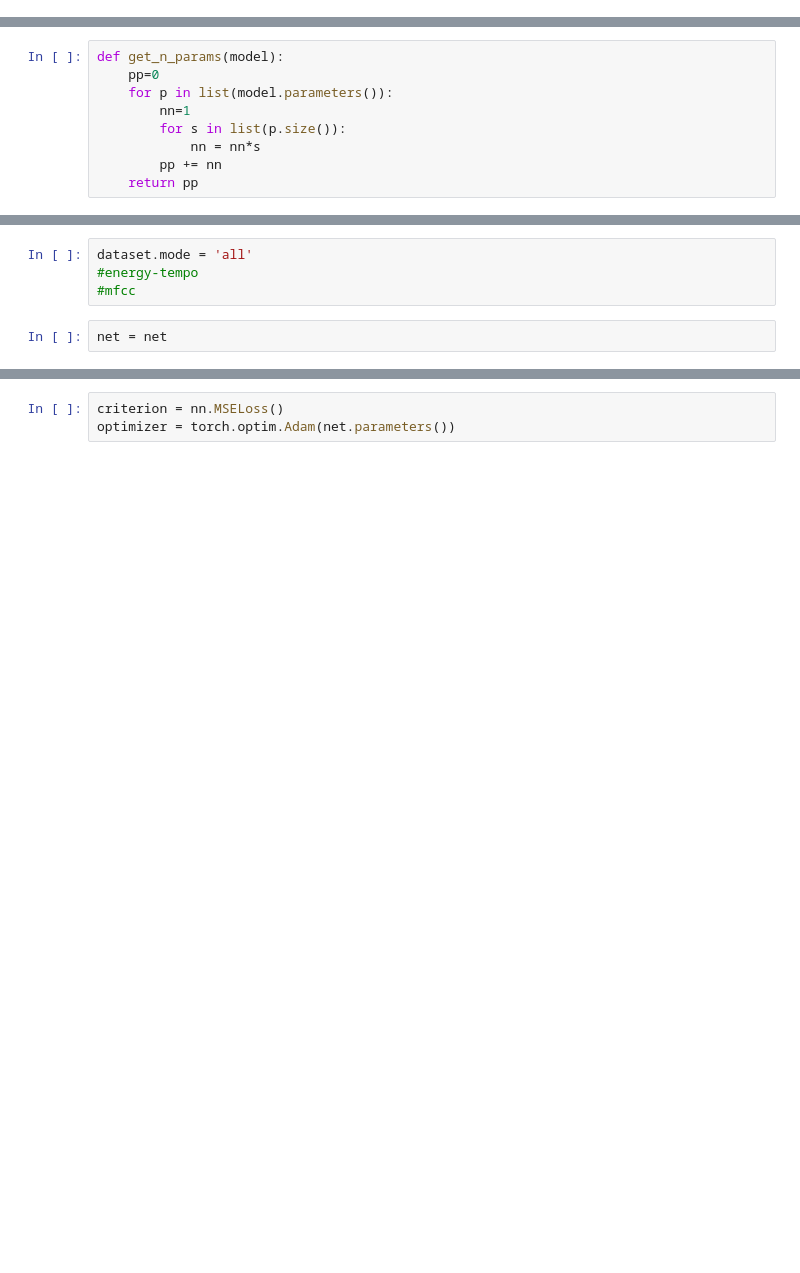
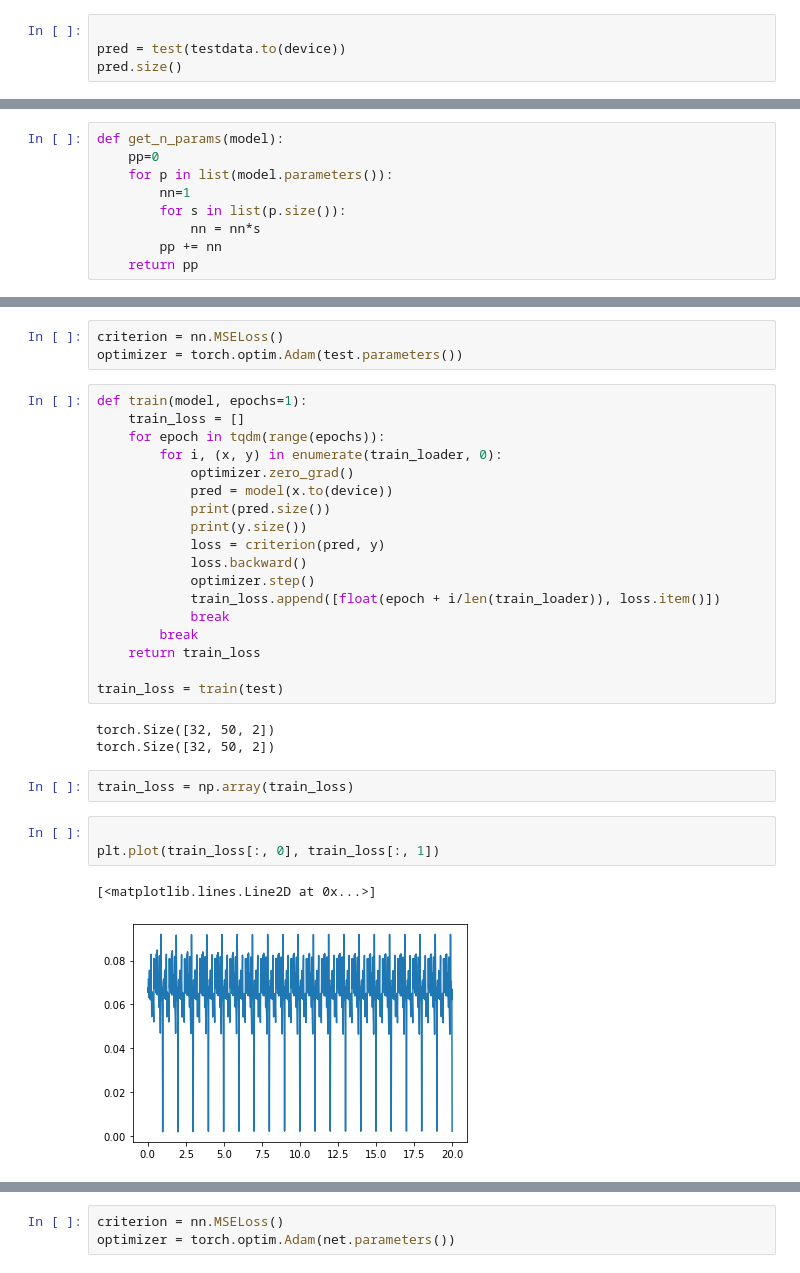
Before and after one commit to victor-42/music-emotion-detection, a Jupyter notebook: rnn.ipynb, the cells around one changed output, grey strips where cells are left out. Saved outputs shown, nothing was run; the diff lists cells and outputs as text; blank space fills up the shorter version.

```diff
--- a/rnn.ipynb
+++ b/rnn.ipynb
@@ -216,0 +233,4 @@ net = EnergyModel().to(device)
+# %%
+
+pred = test(testdata.to(device))
+pred.size()
@@ -230,6 +248,32 @@ get_n_params(net)
-# %%
-dataset.mode = 'all'
-#energy-tempo
-#mfcc
-# %%
-net = net
+# %%
+criterion = nn.MSELoss()
+optimizer = torch.optim.Adam(test.parameters())
+# %%
+def train(model, epochs=1):
+    train_loss = []
+    for epoch in tqdm(range(epochs)):
+        for i, (x, y) in enumerate(train_loader, 0):
+            optimizer.zero_grad()
+            pred = model(x.to(device))
+            print(pred.size())
+            print(y.size())
+            loss = criterion(pred, y)
+            loss.backward()
+            optimizer.step()
+            train_loss.append([float(epoch + i/len(train_loader)), loss.item()])
+            break
+        break
+    return train_loss
+
+train_loss = train(test)
+# %% [output]
+torch.Size([32, 50, 2])
+torch.Size([32, 50, 2])
+# %%
+train_loss = np.array(train_loss)
+# %%
+
+plt.plot(train_loss[:, 0], train_loss[:, 1])
+# %% [output]
+[<matplotlib.lines.Line2D at 0x...>]
+[figure, added]
```
Also changed, not shown: parts of 22 cells of this notebook, 1 other file.
